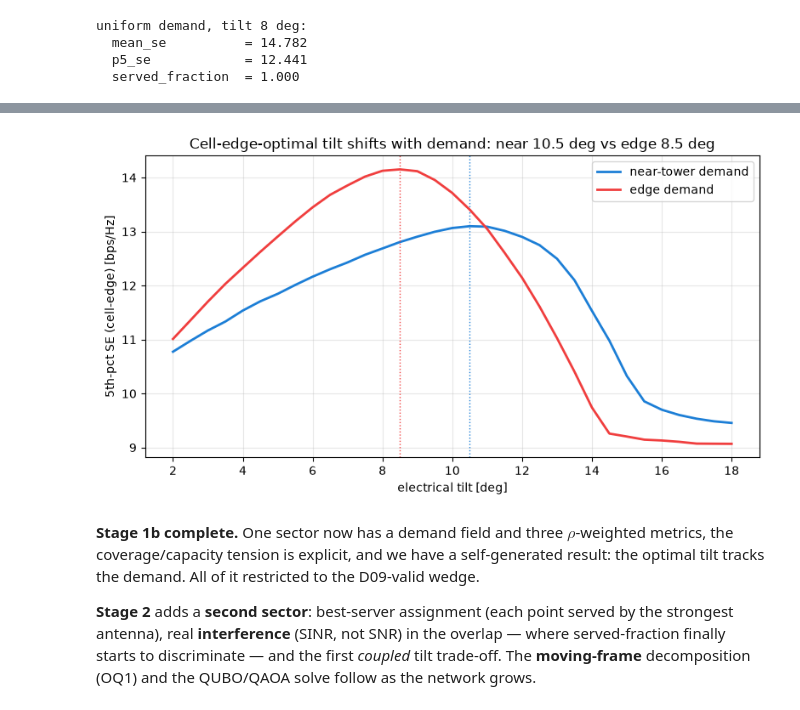
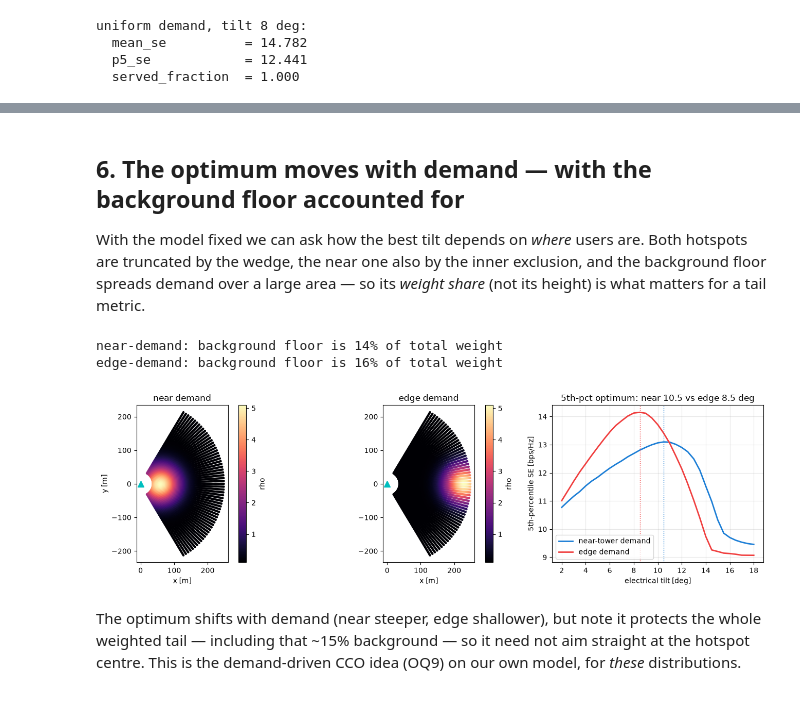
Before and after one commit to Rom5Leo/Telecom_Optimization, a Jupyter notebook: notebooks/antenna_tilt/02_one_antenna_users.ipynb, the cells around one changed output, grey strips where cells are left out. Saved outputs shown, nothing was run; the diff lists cells and outputs as text; code cells hidden in the pictures.

Commit message:
1b: explicit metric defs, Pareto/dominance, trade-off plateau (~1%), off-boresight tail; D10, OQ1 cover variant

```diff
--- a/notebooks/antenna_tilt/02_one_antenna_users.ipynb
+++ b/notebooks/antenna_tilt/02_one_antenna_users.ipynb
@@ -106,11 +120,0 @@ cell-edge-optimal tilts; a real operator picks a point on this frontier by polic
-# %%
-fig, ax = plt.subplots(figsize=(6.5, 5))
-sc = ax.scatter(mean_se, p5, c=tilts, cmap="viridis", s=30)
-ax.scatter(mean_se[np.argmax(mean_se)], p5[np.argmax(mean_se)], s=140, facecolors="none",
-           edgecolors="#1c7ed6", lw=2, label="capacity-optimal tilt")
-ax.scatter(mean_se[np.argmax(p5)], p5[np.argmax(p5)], s=140, facecolors="none",
-           edgecolors="#f03e3e", lw=2, label="cell-edge-optimal tilt")
-ax.set_xlabel("mean SE (capacity) [bps/Hz]"); ax.set_ylabel("5th-pct SE (cell-edge) [bps/Hz]")
-fig.colorbar(sc, label="tilt [deg]"); ax.legend(); ax.grid(alpha=0.3)
-ax.set_title("Coverage/capacity frontier over tilt")
-plt.tight_layout(); plt.show()
@@ -126,28 +197,38 @@ CCO idea (OQ9) made concrete on our own model.
+# %% [markdown]
+## 6. The optimum moves with demand — with the background floor accounted for
+
+With the model fixed we can ask how the best tilt depends on *where* users are. Both hotspots are
+truncated by the wedge, the near one also by the inner exclusion, and the background floor spreads demand
+over a large area — so its *weight share* (not its height) is what matters for a tail metric.
 # %%
 near = hotspot_demand(x, y, centers=[(60.0, 0.0)], sigmas=[40.0], peaks=[5.0], floor=0.1)
 edge = hotspot_demand(x, y, centers=[(230.0, 0.0)], sigmas=[40.0], peaks=[5.0], floor=0.1)
+for lbl, rho in [("near", near), ("edge", edge)]:
+    frac = (0.1 * area).sum() / (rho * area).sum()
+    print(f"{lbl}-demand: background floor is {100*frac:.0f}% of total weight")
 
-# the 5th-pct cell-edge curve vs tilt for each demand field (same pattern as section 3).
-p5_near = np.array([coverage_report(t, dist, az, near, area)["p5_se"] for t in tilts])
-p5_edge = np.array([coverage_report(t, dist, az, edge, area)["p5_se"] for t in tilts])
+p5_near = np.array([coverage_report(t, dist, az, near, area, params=p)["p5_se"] for t in tilts])
+p5_edge = np.array([coverage_report(t, dist, az, edge, area, params=p)["p5_se"] for t in tilts])
 
-fig, ax = plt.subplots(figsize=(8, 4.5))
+fig, axes = plt.subplots(1, 3, figsize=(14, 4))
+for axn, (lbl, rho) in zip(axes[:2], [("near demand", near), ("edge demand", edge)]):
+    sc = axn.scatter(x, y, c=rho, s=5, cmap="magma")
+    axn.plot(0, 0, "c^", ms=8); axn.set_aspect("equal")
+    axn.set_title(lbl); axn.set_xlabel("x [m]")
+    fig.colorbar(sc, ax=axn, label="rho")
+axes[0].set_ylabel("y [m]")
 for lbl, curve, col in [("near-tower demand", p5_near, "#1c7ed6"), ("edge demand", p5_edge, "#f03e3e")]:
-    ax.plot(tilts, curve, lw=2, color=col, label=lbl)
-    ax.axvline(tilts[np.argmax(curve)], color=col, ls=":", lw=1)
-ax.set_xlabel("electrical tilt [deg]"); ax.set_ylabel("5th-pct SE (cell-edge) [bps/Hz]")
-ax.set_title(f"Cell-edge-optimal tilt shifts with demand: "
-             f"near {tilts[np.argmax(p5_near)]:.1f} deg vs edge {tilts[np.argmax(p5_edge)]:.1f} deg")
-ax.legend(); ax.grid(alpha=0.3)
+    axes[2].plot(tilts, curve, lw=2, color=col, label=lbl)
+    axes[2].axvline(tilts[int(curve.argmax())], color=col, ls=":", lw=1)
+axes[2].set_xlabel("electrical tilt [deg]"); axes[2].set_ylabel("5th-percentile SE [bps/Hz]")
+axes[2].legend(); axes[2].grid(alpha=0.3)
+axes[2].set_title(f"5th-pct optimum: near {tilts[int(p5_near.argmax())]:.1f} vs edge {tilts[int(p5_edge.argmax())]:.1f} deg")
 plt.tight_layout(); plt.show()
 # %% [output]
+near-demand: background floor is 14% of total weight
+edge-demand: background floor is 16% of total weight
-[figure, old version]
+[figure, new version]
-# %% [markdown]
-**Stage 1b complete.** One sector now has a demand field and three $\rho$-weighted metrics, the
-coverage/capacity tension is explicit, and we have a self-generated result: the optimal tilt tracks the
-demand. All of it restricted to the D09-valid wedge.
-
-**Stage 2** adds a **second sector**: best-server assignment (each point served by the strongest antenna),
-real **interference** (SINR, not SNR) in the overlap — where served-fraction finally starts to
-discriminate — and the first *coupled* tilt trade-off. The **moving-frame** decomposition (OQ1) and the
-QUBO/QAOA solve follow as the network grows.
+# %% [markdown]
+The optimum shifts with demand (near steeper, edge shallower), but note it protects the whole
+weighted tail — including that ~15% background — so it need not aim straight at the hotspot centre. This
+is the demand-driven CCO idea (OQ9) on our own model, for *these* distributions.
```
Also changed, not shown: parts of 22 cells of this notebook, 1 other file.
